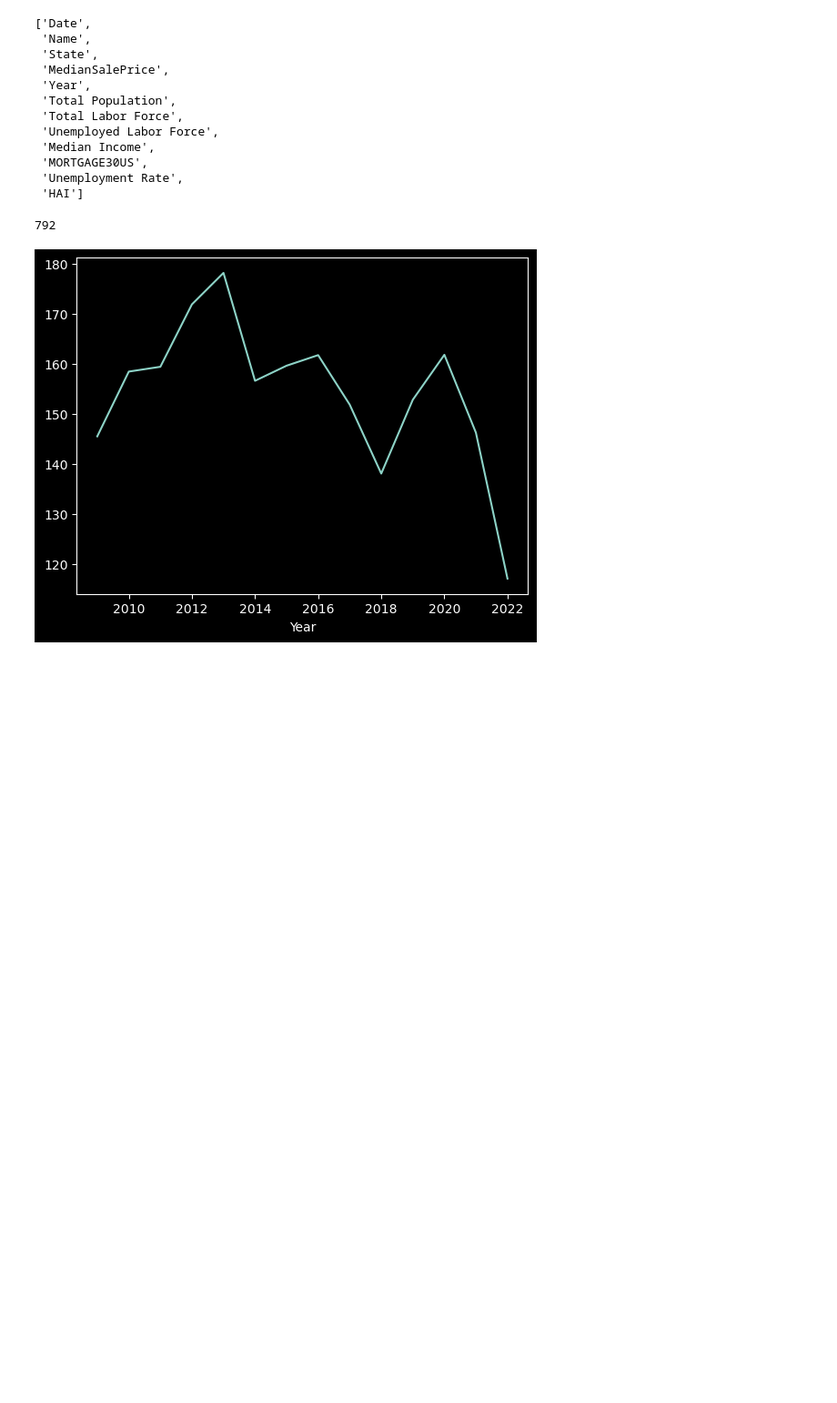
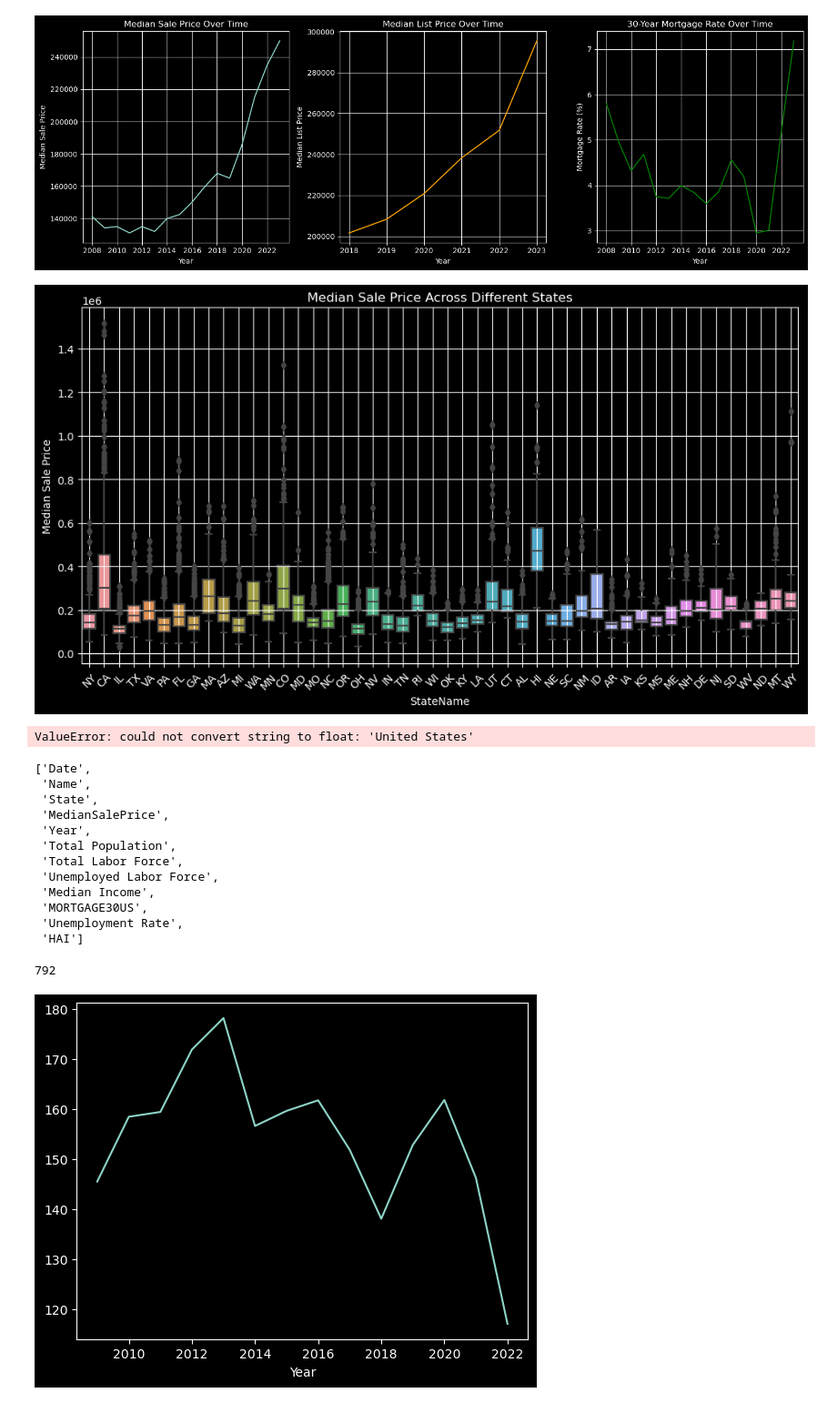
Before and after one commit to Ishicka/The-Seven, a Jupyter notebook: sam-plot_data.ipynb, the cells around one changed output. Shown: that part at 91% size. Saved outputs shown, nothing was run; the diff lists cells and outputs as text; code cells hidden in the pictures; blank space fills up the shorter version.

```diff
--- a/sam-plot_data.ipynb
+++ b/sam-plot_data.ipynb
@@ -14,0 +5,9 @@ df.head()
+# %%
+import pandas as pd
+
+# Load the data from the uploaded CSV file
+file_path = 'sam-resources/data.csv'
+data = pd.read_csv(file_path)
+
+# Display the first few rows of the dataset to understand its structure
+data.head()
@@ -15,3 +21,56 @@ df.head()
+# %%
+import matplotlib.pyplot as plt
+import seaborn as sns
+
+# Convert 'Date' to datetime for easier handling
+data['Date'] = pd.to_datetime(data['Date'])
+
+# For MedianSalePrice and MedianListPrice, we'll group by Year to get the median values
+median_sale_price_trend = data.groupby(data['Date'].dt.year)['MedianSalePrice'].median()
+median_list_price_trend = data.groupby(data['Date'].dt.year)['MedianListPrice'].median()
+mortgage_rate_trend = data.groupby(data['Date'].dt.year)['MORTGAGE30US'].mean()
+
+# Plotting the trends
+plt.figure(figsize=(15, 5))
+
+plt.subplot(1, 3, 1)
+median_sale_price_trend.plot(title='Median Sale Price Over Time', grid=True)
+plt.xlabel('Year')
+plt.ylabel('Median Sale Price')
+
+plt.subplot(1, 3, 2)
+median_list_price_trend.plot(title='Median List Price Over Time', grid=True, color='orange')
+plt.xlabel('Year')
+plt.ylabel('Median List Price')
+
+plt.subplot(1, 3, 3)
+mortgage_rate_trend.plot(title='30-Year Mortgage Rate Over Time', grid=True, color='green')
+plt.xlabel('Year')
+plt.ylabel('Mortgage Rate (%)')
+
+plt.tight_layout()
+plt.show()
+
+# Plotting boxplots for Median Sale Price across different states
+plt.figure(figsize=(12, 6))
+sns.boxplot(x='StateName', y='MedianSalePrice', data=data)
+plt.title('Median Sale Price Across Different States')
+plt.xlabel('StateName')
+plt.ylabel('Median Sale Price')
+plt.xticks(rotation=45)
+plt.grid(True)
+plt.show()
+
+# Correlation heatmap
+correlation_matrix = data.corr()
+plt.figure(figsize=(12, 8))
+sns.heatmap(correlation_matrix, annot=True, cmap='coolwarm')
+plt.title('Correlation Matrix')
+plt.show()
+# %% [output]
+[figure, added]
+[figure, added]
+ValueError: could not convert string to float: 'United States'
 # %%
 l = df.columns.values.tolist()
 l.remove('MedianListPrice')
```
Also changed, not shown: parts of 2 cells of this notebook, 3 other files.
